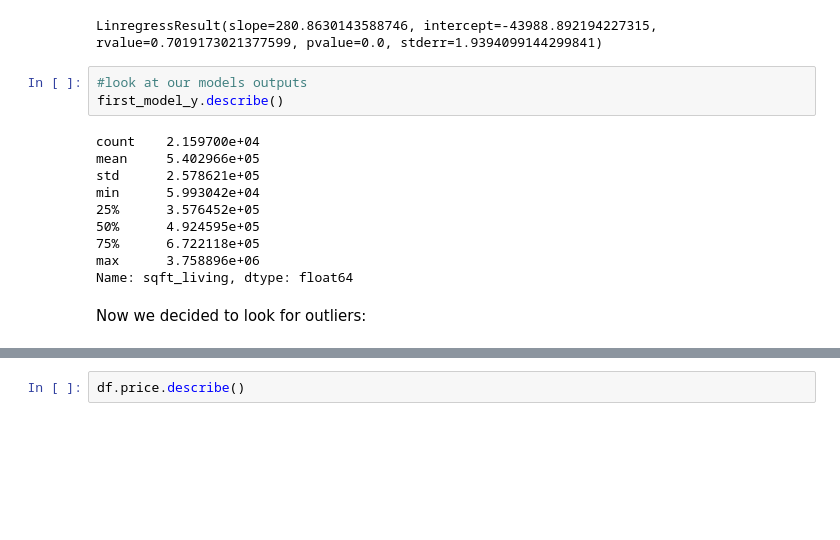
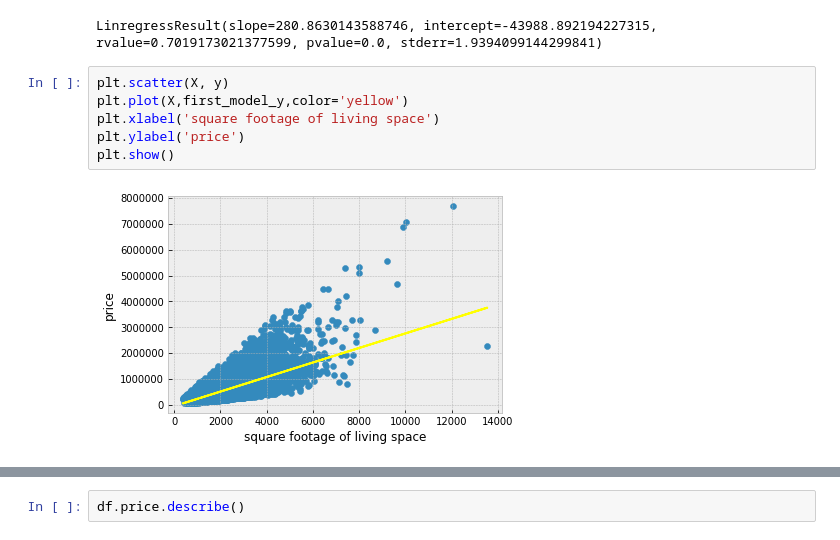
Before and after one commit to AlludedCrabb/Data-Science-Housing-Data-Project, a Jupyter notebook: Jacob_Taeho project.ipynb, the cells around one changed output, grey strips where cells are left out. Cells and saved outputs as stored; diff of their text form; blank space fills up the shorter version.

```diff
--- a/Jacob_Taeho project.ipynb
+++ b/Jacob_Taeho project.ipynb
@@ -136,18 +131,11 @@ first_model_y = slope*X + intercept
 linregress(X,y)
 # %% [output]
 LinregressResult(slope=280.8630143588746, intercept=-43988.892194227315, rvalue=0.7019173021377599, pvalue=0.0, stderr=1.9394099144299841)
-# %%
-#look at our models outputs
-first_model_y.describe()
-# %% [output]
-count    2.159700e+04
-mean     5.402966e+05
-std      2.578621e+05
-min      5.993042e+04
-25%      3.576452e+05
-50%      4.924595e+05
-75%      6.722118e+05
-max      3.758896e+06
-Name: sqft_living, dtype: float64
-# %% [markdown]
-Now we decided to look for outliers:
+# %%
+plt.scatter(X, y)
+plt.plot(X,first_model_y,color='yellow')
+plt.xlabel('square footage of living space')
+plt.ylabel('price')
+plt.show()
+# %% [output]
+[figure, added]
```
Also changed, not shown: parts of 34 cells of this notebook.
